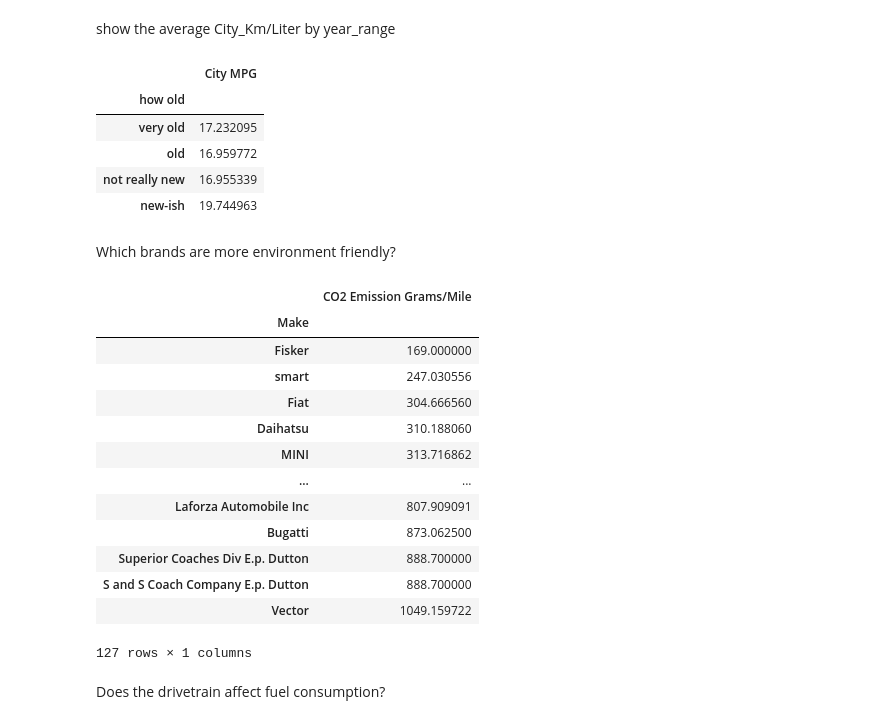
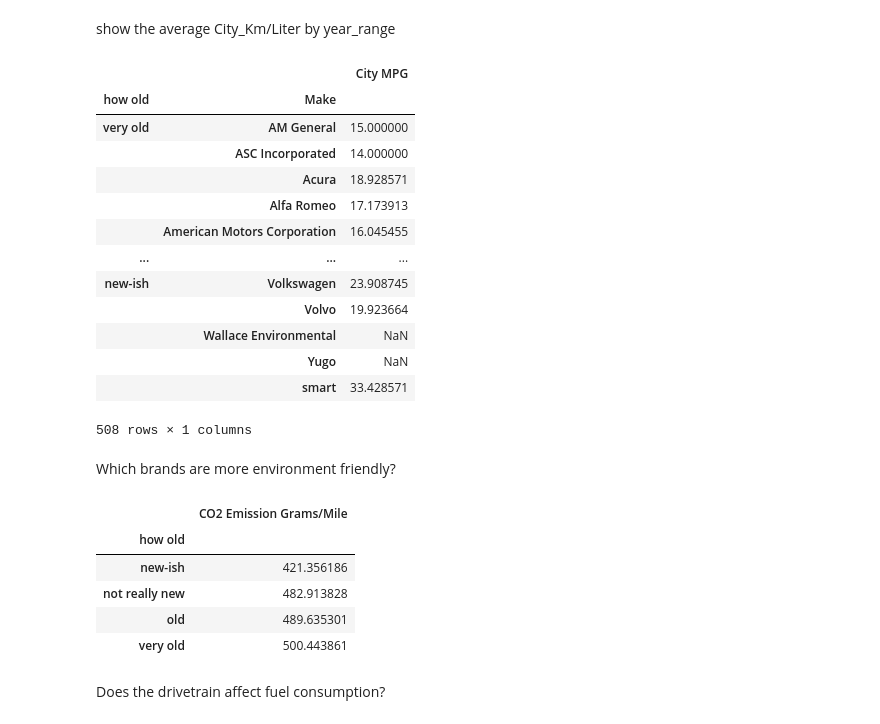
Before and after one commit to vlad-lis/Ironhack-Labs, a Jupyter notebook: Week2/Day5/Lab_Pandas_Grouping_Data_Vehicles.ipynb, the cells around one changed output. Cells and saved outputs as stored; diff of their text form; code cells hidden in the pictures.

```diff
--- a/Week2/Day5/Lab_Pandas_Grouping_Data_Vehicles.ipynb
+++ b/Week2/Day5/Lab_Pandas_Grouping_Data_Vehicles.ipynb
@@ -127,34 +127,34 @@ cars.head(3)
 show the average City_Km/Liter by year_range
 # %%
 ### your code is here
-cars.groupby('how old')[['City MPG']].mean()
+cars.groupby(['how old', 'Make'])[['City MPG']].mean()
 # %% [output]
-|  | City MPG |
-| how old |  |
-| very old | 17.232095 |
-| old | 16.959772 |
-| not really new | 16.955339 |
-| new-ish | 19.744963 |
+|  |  | City MPG |
+| how old | Make |  |
+| very old | AM General | 15.000000 |
+|  | ASC Incorporated | 14.000000 |
+|  | Acura | 18.928571 |
+|  | Alfa Romeo | 17.173913 |
+|  | American Motors Corporation | 16.045455 |
+| ... | ... | ... |
+| new-ish | Volkswagen | 23.908745 |
+|  | Volvo | 19.923664 |
+|  | Wallace Environmental | NaN |
+|  | Yugo | NaN |
+|  | smart | 33.428571 |
+508 rows × 1 columns
 # %% [markdown]
 Which brands are more environment friendly?
 # %%
 ### your code is here
-cars.groupby('Make')[['CO2 Emission Grams/Mile']].mean().sort_values(by='CO2 Emission Grams/Mile')
+cars.groupby(['how old'])[['CO2 Emission Grams/Mile']].mean().sort_values(by='CO2 Emission Grams/Mile')
 # %% [output]
 |  | CO2 Emission Grams/Mile |
-| Make |  |
-| Fisker | 169.000000 |
-| smart | 247.030556 |
-| Fiat | 304.666560 |
-| Daihatsu | 310.188060 |
-| MINI | 313.716862 |
-| ... | ... |
-| Laforza Automobile Inc | 807.909091 |
-| Bugatti | 873.062500 |
-| Superior Coaches Div E.p. Dutton | 888.700000 |
-| S and S Coach Company E.p. Dutton | 888.700000 |
-| Vector | 1049.159722 |
+| how old |  |
+| new-ish | 421.356186 |
+| not really new | 482.913828 |
+| old | 489.635301 |
+| very old | 500.443861 |
-127 rows × 1 columns
 # %% [markdown]
 Does the drivetrain affect fuel consumption?
 # %%
```
Also changed, not shown: 3 other files.
